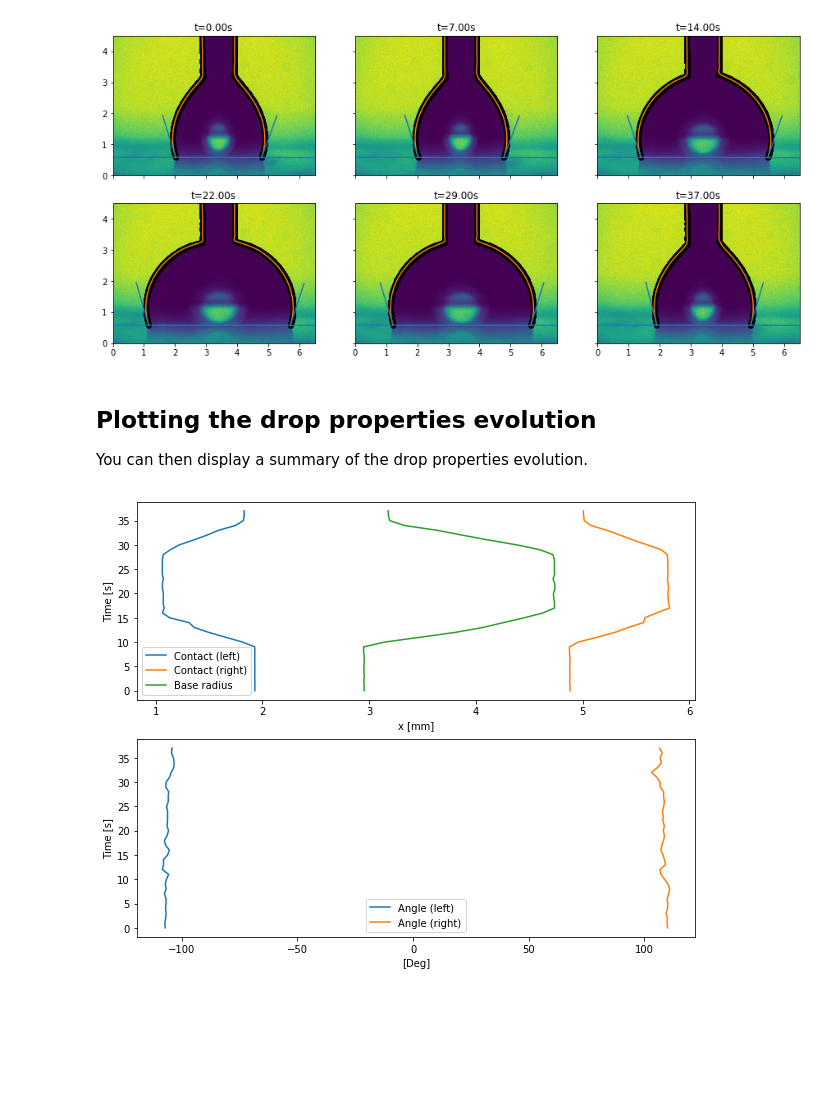
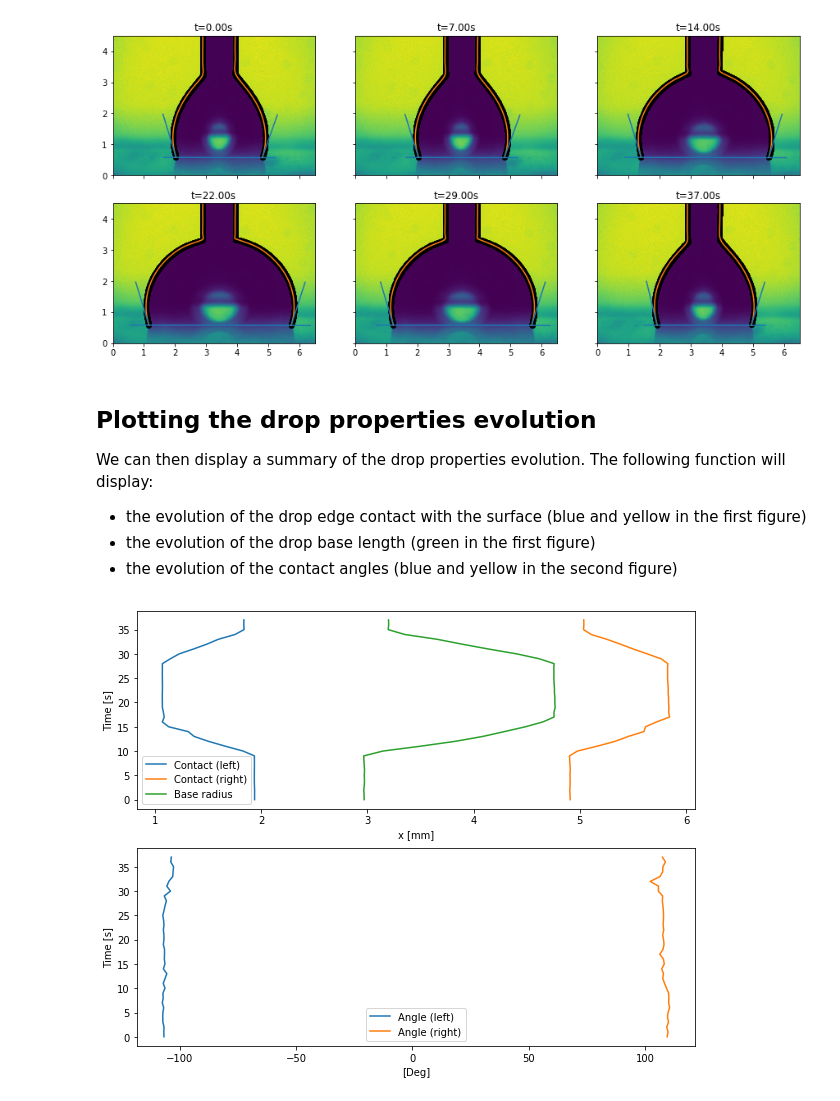
Before and after one commit to gabylaunay/Python-cookbook, a Jupyter notebook: src/notebooks/pydsa_video.ipynb, the cells around one changed output. Drawn from its saved outputs; the diff is of its cells as text; code cells hidden in the pictures; blank space fills up the shorter version.

```diff
--- a/src/notebooks/pydsa_video.ipynb
+++ b/src/notebooks/pydsa_video.ipynb
@@ -13,8 +18,7 @@ import matplotlib.pyplot as plt
 ims = dsa.import_from_video('data/video.mp4',
                             dx=1/120, dy=1/120, dt=1/10,
                             unit_x='mm', unit_y='mm', unit_t='s',
-                            incr=1)
-
+                            incr=10)
 # Display
 ims.display()
 plt.show()
@@ -27,34 +31,38 @@ The method is similar than for a single image: setting the baseline, detecting t
 # %%
 ims.set_baseline([0.0, 0.583],
                  [6.492, 0.57])
 edges = ims.edge_detection()
-edges.fit()
+edges.fit(s=0.01)
 edges.compute_contact_angle()
 
 # Display
 fig, axs = plt.subplots(2, 3, figsize=(15, 6.9), sharex=True, sharey=True)
 for i, ax in enumerate(axs.flat):
     plt.sca(ax)
     ind = int(i/5*(len(ims) - 1))
     ims[ind]._display()
     edges[ind].display()
     plt.xlabel('')
     plt.ylabel('')
     plt.title('t={:.2f}s'.format(ims.times[ind]))
 plt.xlim(0, 6.5)
 plt.ylim(0, 4.5)
 plt.show()
 # %% [output]
-[figure, old version]
+[figure, new version]
-# %% [markdown]
-## Plotting the drop properties evolution
-
-You can then display a summary of the drop properties evolution.
+# %% [markdown]
+## Plotting the drop properties evolution
+
+We can then display a summary of the drop properties evolution.
+The following function will display:
+- the evolution of the drop edge contact with the surface (blue and yellow in the first figure)
+- the evolution of the drop base length (green in the first figure)
+- the evolution of the contact angles (blue and yellow in the second figure)
 # %%
 edges.display_summary(figsize=(10, 8))
 plt.show()
 # %% [output]
-[figure, old version]
+[figure, new version]
 # %% [markdown]
 ## Accessing the drop properties
 
```
Also changed, not shown: parts of 5 cells of this notebook, 5 other files.
